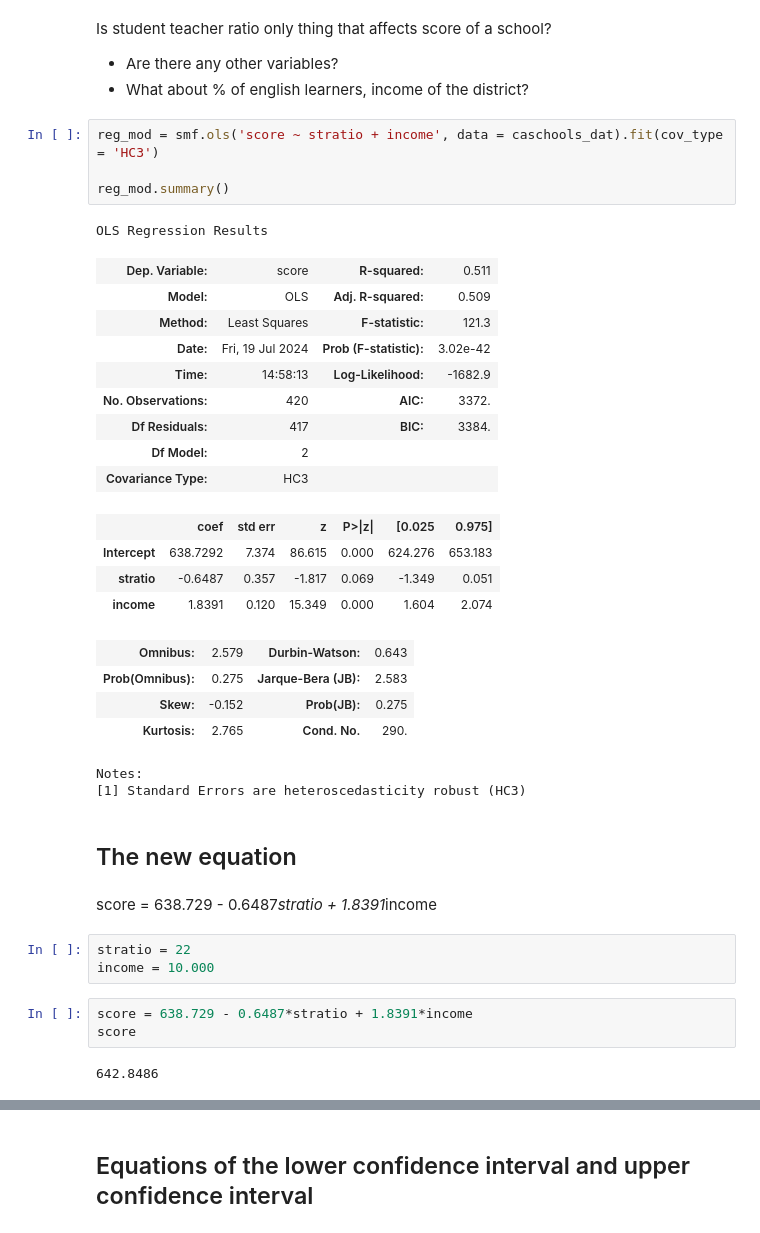
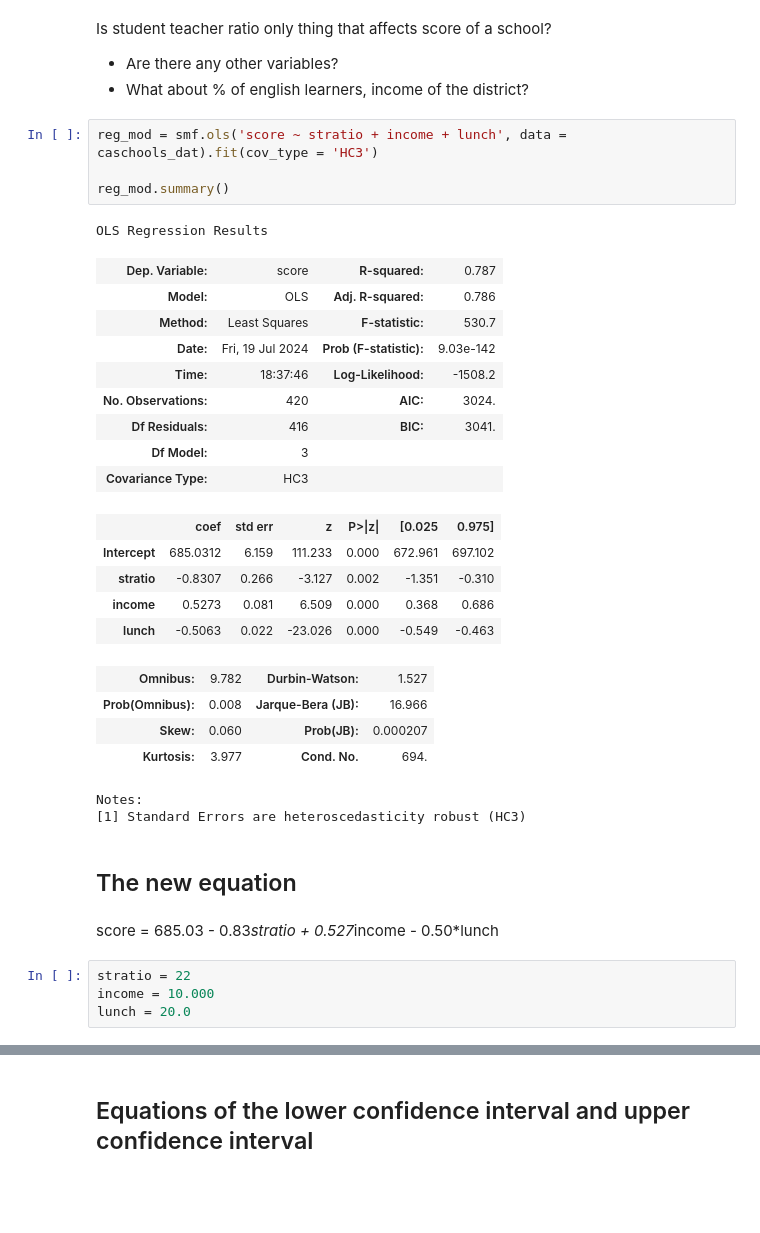
Before and after one commit to pchand15/WsCube2, a Jupyter notebook: SLR_MLR_Example.ipynb, the cells around one changed output, grey strips where cells are left out. Drawn from its saved outputs; the diff is of its cells as text; blank space fills up the shorter version.

```diff
--- a/SLR_MLR_Example.ipynb
+++ b/SLR_MLR_Example.ipynb
@@ -140,39 +140,36 @@ Is student teacher ratio only thing that affects score of a school?
 * Are there any other variables?
 * What about % of english learners, income of the district?
 # %%
-reg_mod = smf.ols('score ~ stratio + income', data = caschools_dat).fit(cov_type = 'HC3')
+reg_mod = smf.ols('score ~ stratio + income + lunch', data = caschools_dat).fit(cov_type = 'HC3')
 
 reg_mod.summary()
 # %% [output]
 OLS Regression Results
-| Dep. Variable: | score | R-squared: | 0.511 |
-| Model: | OLS | Adj. R-squared: | 0.509 |
-| Method: | Least Squares | F-statistic: | 121.3 |
-| Date: | Fri, 19 Jul 2024 | Prob (F-statistic): | 3.02e-42 |
-| Time: | 14:58:13 | Log-Likelihood: | -1682.9 |
-| No. Observations: | 420 | AIC: | 3372. |
-| Df Residuals: | 417 | BIC: | 3384. |
-| Df Model: | 2 |  |  |
+| Dep. Variable: | score | R-squared: | 0.787 |
+| Model: | OLS | Adj. R-squared: | 0.786 |
+| Method: | Least Squares | F-statistic: | 530.7 |
+| Date: | Fri, 19 Jul 2024 | Prob (F-statistic): | 9.03e-142 |
+| Time: | 18:37:46 | Log-Likelihood: | -1508.2 |
+| No. Observations: | 420 | AIC: | 3024. |
+| Df Residuals: | 416 | BIC: | 3041. |
+| Df Model: | 3 |  |  |
 | Covariance Type: | HC3 |  |  |
 |  | coef | std err | z | P>|z| | [0.025 | 0.975] |
-| Intercept | 638.7292 | 7.374 | 86.615 | 0.000 | 624.276 | 653.183 |
-| stratio | -0.6487 | 0.357 | -1.817 | 0.069 | -1.349 | 0.051 |
-| income | 1.8391 | 0.120 | 15.349 | 0.000 | 1.604 | 2.074 |
+| Intercept | 685.0312 | 6.159 | 111.233 | 0.000 | 672.961 | 697.102 |
+| stratio | -0.8307 | 0.266 | -3.127 | 0.002 | -1.351 | -0.310 |
+| income | 0.5273 | 0.081 | 6.509 | 0.000 | 0.368 | 0.686 |
+| lunch | -0.5063 | 0.022 | -23.026 | 0.000 | -0.549 | -0.463 |
-| Omnibus: | 2.579 | Durbin-Watson: | 0.643 |
-| Prob(Omnibus): | 0.275 | Jarque-Bera (JB): | 2.583 |
-| Skew: | -0.152 | Prob(JB): | 0.275 |
-| Kurtosis: | 2.765 | Cond. No. | 290. |
+| Omnibus: | 9.782 | Durbin-Watson: | 1.527 |
+| Prob(Omnibus): | 0.008 | Jarque-Bera (JB): | 16.966 |
+| Skew: | 0.060 | Prob(JB): | 0.000207 |
+| Kurtosis: | 3.977 | Cond. No. | 694. |
 Notes:
 [1] Standard Errors are heteroscedasticity robust (HC3)
 # %% [markdown]
 ## The new equation
-# %% [markdown]
-score = 638.729 - 0.6487*stratio + 1.8391*income
+# %% [markdown]
+score = 685.03 - 0.83*stratio + 0.527*income - 0.50*lunch
 # %%
 stratio = 22
 income = 10.000
+lunch = 20.0
-# %%
-score = 638.729 - 0.6487*stratio + 1.8391*income
-score
-# %% [output]
-642.8486
```
Also changed, not shown: parts of 7 cells of this notebook.
